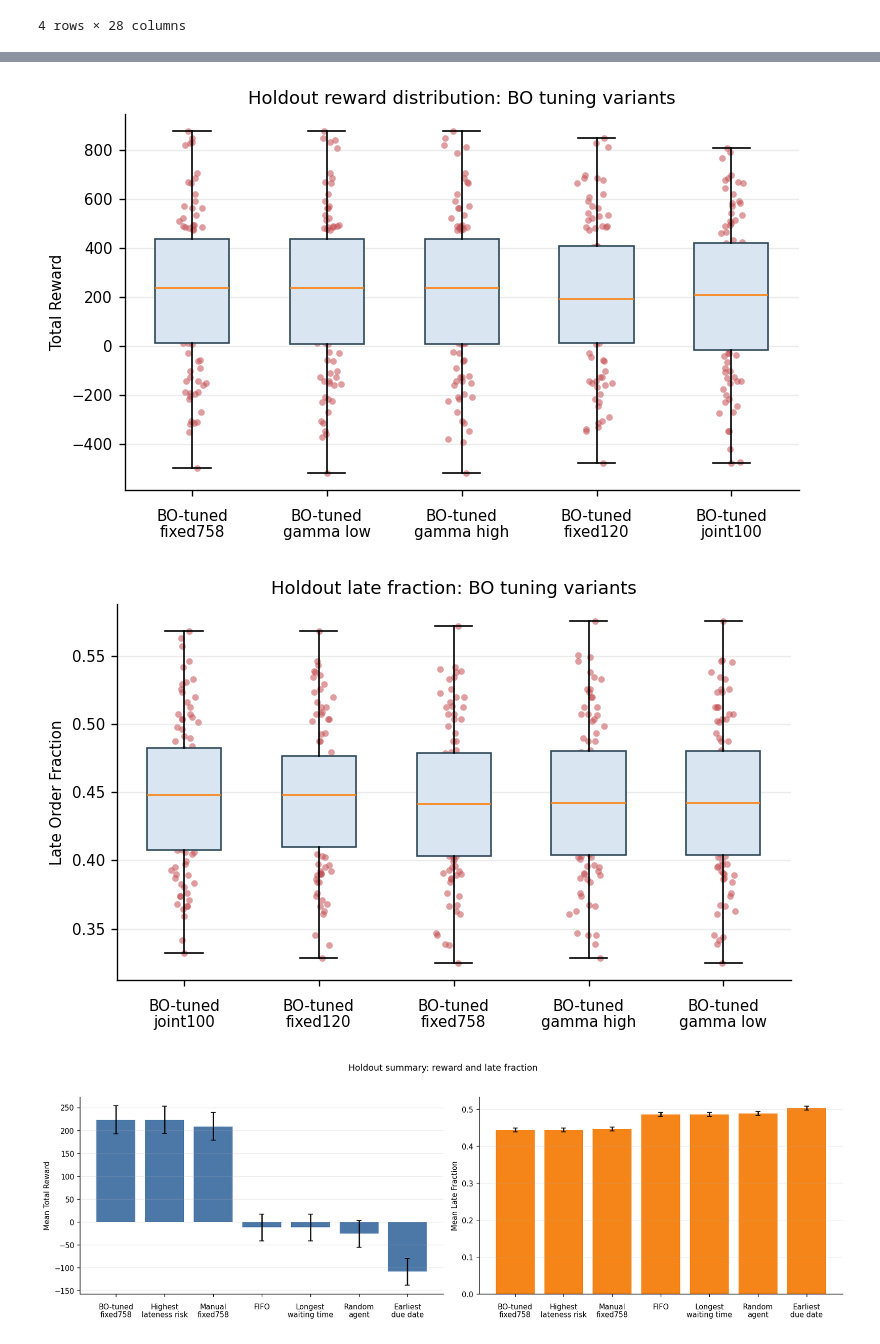
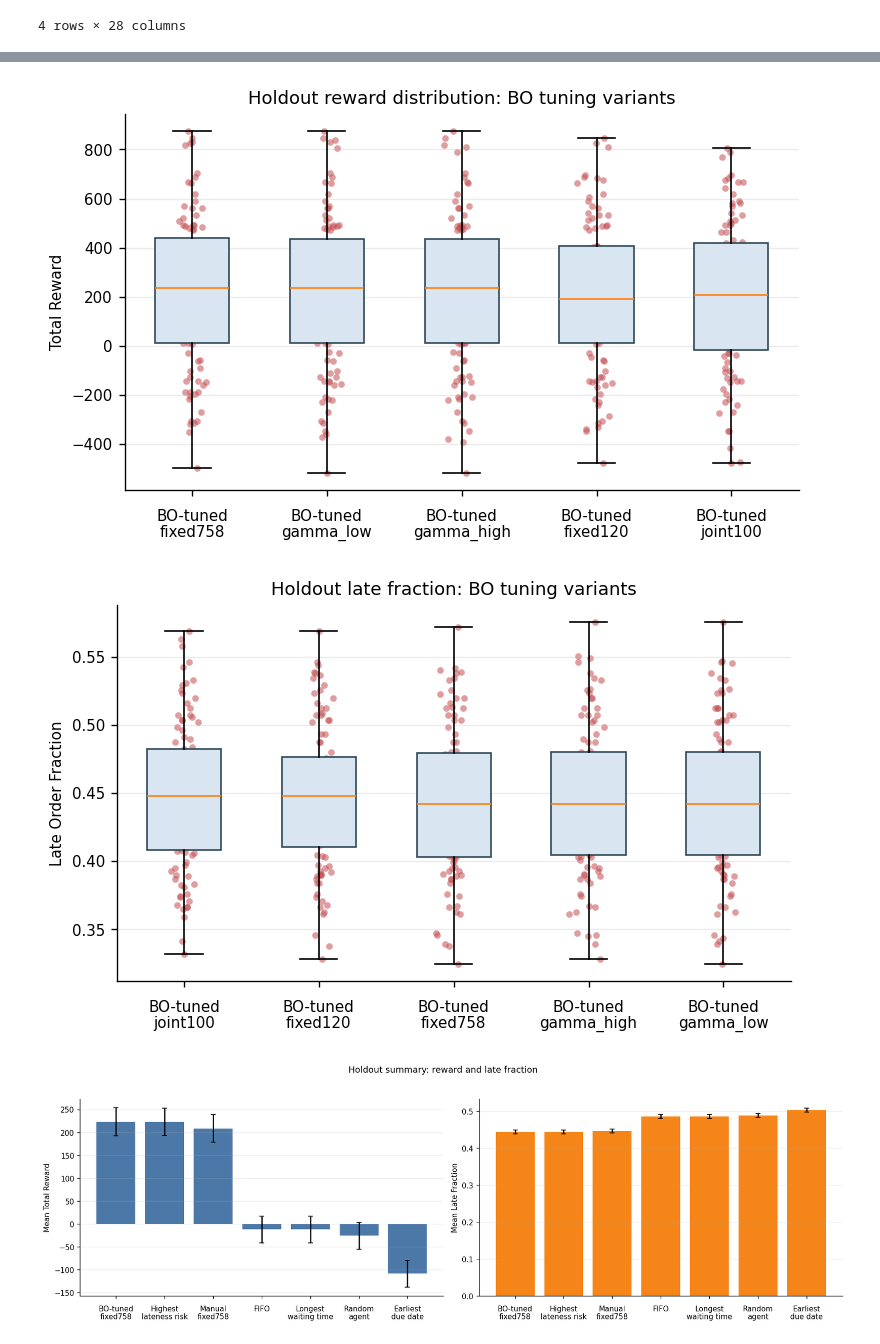
Before and after one commit to Dmfefnf/BA-Simulation-Optimization, a Jupyter notebook: RL/rl_holdout_evaluation_analysis.ipynb, the cells around one changed output, grey strips where cells are left out. Saved outputs shown, nothing was run; the diff lists cells and outputs as text; code cells hidden in the pictures.

```diff
--- a/RL/rl_holdout_evaluation_analysis.ipynb
+++ b/RL/rl_holdout_evaluation_analysis.ipynb
@@ -310,8 +309,8 @@ SHORT_POLICY_LABELS = {
     'bo_tuned_joint100': 'BO-tuned\njoint100',
     'bo_tuned_fixed120': 'BO-tuned\nfixed120',
     'bo_tuned_fixed758': 'BO-tuned\nfixed758',
-    'bo_tuned_gamma_high': 'BO-tuned\ngamma high',
-    'bo_tuned_gamma_low': 'BO-tuned\ngamma low',
+    'bo_tuned_gamma_high': 'BO-tuned\ngamma_high',
+    'bo_tuned_gamma_low': 'BO-tuned\ngamma_low',
 }
 
 def label_for(policy_id: str, width: int = 14) -> str:
@@ -367,35 +366,35 @@ final_policy_order = [
     'baseline_earliest_due_date',
 ]
 
 box_strip(
     ['bo_tuned_fixed758', 'manual_fixed758'],
     'rl_holdout_tuned_vs_manual_reward_distribution',
     'Holdout reward distribution: tuned vs manual fixed758',
 )
 box_strip(
     final_policy_order,
     'rl_holdout_final_policy_reward_distribution',
     'Holdout reward distribution: final policies',
     sort_by_mean=True,
 )
 box_strip(
     tuned_variants,
     'rl_holdout_tuning_variant_reward_distribution',
     'Holdout reward distribution: BO tuning variants',
     sort_by_mean=True,
 )
 box_strip(
     tuned_variants,
     'rl_holdout_tuning_variant_late_fraction',
     'Holdout late fraction: BO tuning variants',
     metric='late_order_fraction',
     sort_by_mean=False,
 )
 # %% [output]
 [figure]
 [figure]
-[figure, old version]
+[figure, new version]
-[figure, old version]
+[figure, new version]
 # %%
 summary_policies = ordered_available(final_policy_order, sort_by_mean=True)
 if summary_policies:
```
Also changed, not shown: parts of 2 cells of this notebook.
